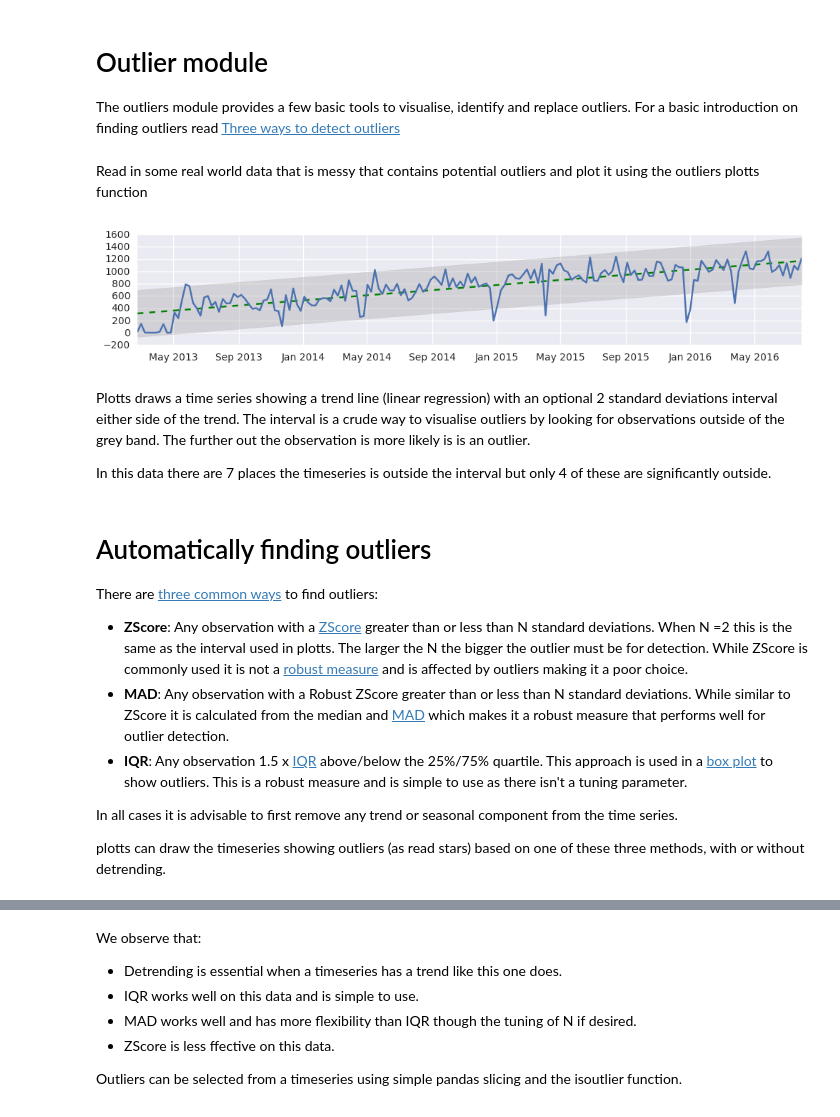
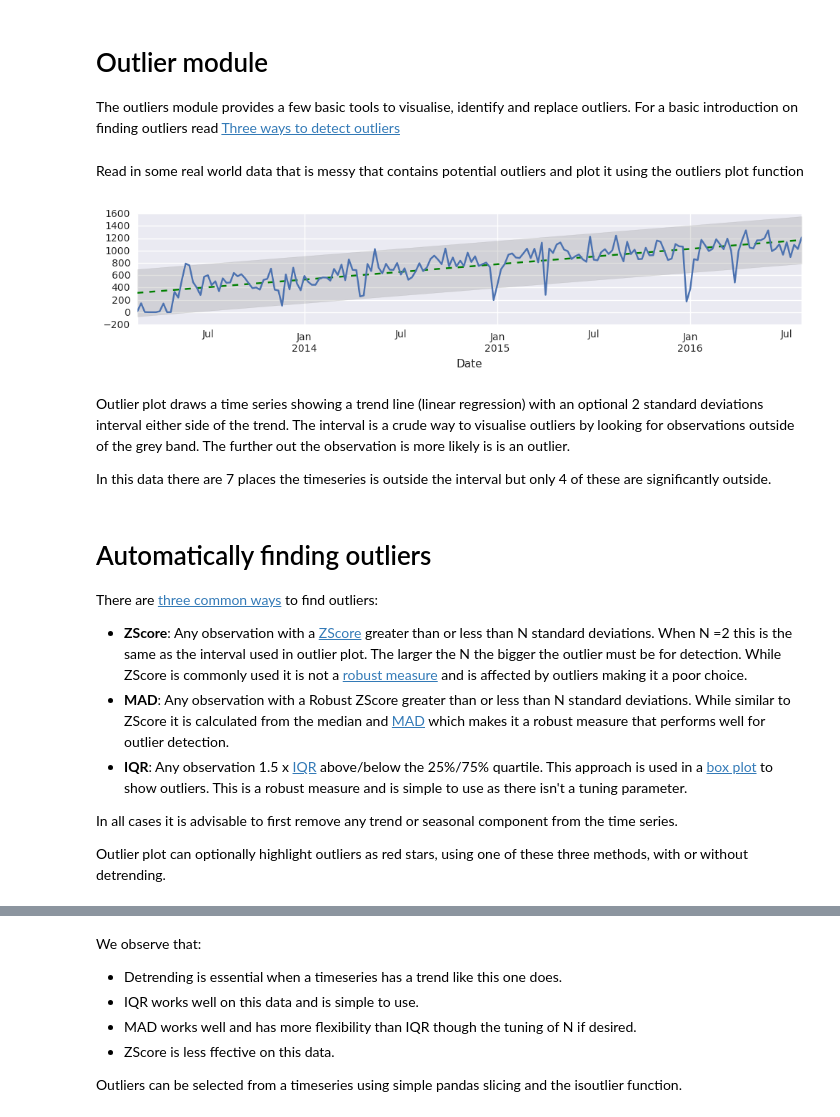
Before and after one commit to Kevin-McIsaac/Nightlife, a Jupyter notebook: Outlier Examples.ipynb, the cells around one changed output, grey strips where cells are left out. Drawn from its saved outputs; the diff is of its cells as text; code cells hidden in the pictures.

Commit message:
changed name of plot and improved display of dates on axes

```diff
--- a/Outlier Examples.ipynb
+++ b/Outlier Examples.ipynb
@@ -12,27 +12,27 @@ import seaborn as sns
 %matplotlib inline
 plt.rcParams['figure.figsize'] = (12, 2)
 # %% [markdown]
-Read in some real world data that is messy that contains potential outliers and plot it using the outliers plotts function
+Read in some real world data that is messy that contains potential outliers and plot it using the outliers plot function
 # %%
 ts = pd.read_csv('outlier.csv').set_index('Date').asfreq('W-FRI', method='pad')
-outlier.plotts(ts.Exit, interval=True);
+outlier.plot(ts.Exit, interval=True);
 # %% [output]
-[figure, old version]
+[figure, new version]
 # %% [markdown]
-Plotts draws a time series showing a trend line (linear regression) with an optional 2 standard deviations interval either side of the trend. The interval is a crude way to visualise outliers by looking for observations outside of the grey band. The further out the observation is more likely is is an outlier.
+Outlier plot draws a time series showing a trend line (linear regression) with an optional 2 standard deviations interval either side of the trend. The interval is a crude way to visualise outliers by looking for observations outside of the grey band. The further out the observation is more likely is is an outlier.
 
 In this data there are 7 places the timeseries is outside the interval but only 4 of these are significantly outside.
 # %% [markdown]
 # Automatically finding outliers
 
 There are [three common ways](http://colingorrie.github.io/outlier-detection.html) to find outliers:
-* **ZScore**: Any observation with a [ZScore](https://en.wikipedia.org/wiki/Standard_score) greater than or less than N standard deviations. When N =2 this is the same as the interval used in plotts. The larger the N the bigger the outlier must be for detection. While ZScore is commonly used it is not a [robust measure](https://en.wikipedia.org/wiki/Robust_measures_of_scale) and is affected by outliers making it a poor choice.
+* **ZScore**: Any observation with a [ZScore](https://en.wikipedia.org/wiki/Standard_score) greater than or less than N standard deviations. When N =2 this is the same as the interval used in outlier plot. The larger the N the bigger the outlier must be for detection. While ZScore is commonly used it is not a [robust measure](https://en.wikipedia.org/wiki/Robust_measures_of_scale) and is affected by outliers making it a poor choice.
 * **MAD**: Any observation with a Robust ZScore greater than or less than N standard deviations. While similar to ZScore it is calculated from the median and [MAD](https://en.wikipedia.org/wiki/Median_absolute_deviation) which makes it a robust measure that performs well for outlier detection.
 * **IQR**: Any observation 1.5 x [IQR](https://en.wikipedia.org/wiki/Interquartile_range) above/below the 25%/75% quartile. This approach is used in a [box plot](https://en.wikipedia.org/wiki/Box_plot) to show outliers. This is a robust measure and is simple to use as there isn't a tuning parameter.
 
 In all cases it is advisable to first remove any trend or seasonal component from the time series.
 
-plotts can draw the timeseries showing outliers (as read stars) based on one of these three methods, with or without detrending.
+Outlier plot can optionally highlight outliers as red stars, using one of these three methods, with or without detrending.
 # %%
 fig, grid = plt.subplots(nrows=3, ncols=2, sharex=True, sharey=True, figsize=(16, 8))
 for find, axes in zip(["IQR", "MAD", "ZScore"], grid):
```
Also changed, not shown: parts of 8 cells of this notebook, 1 other file.
